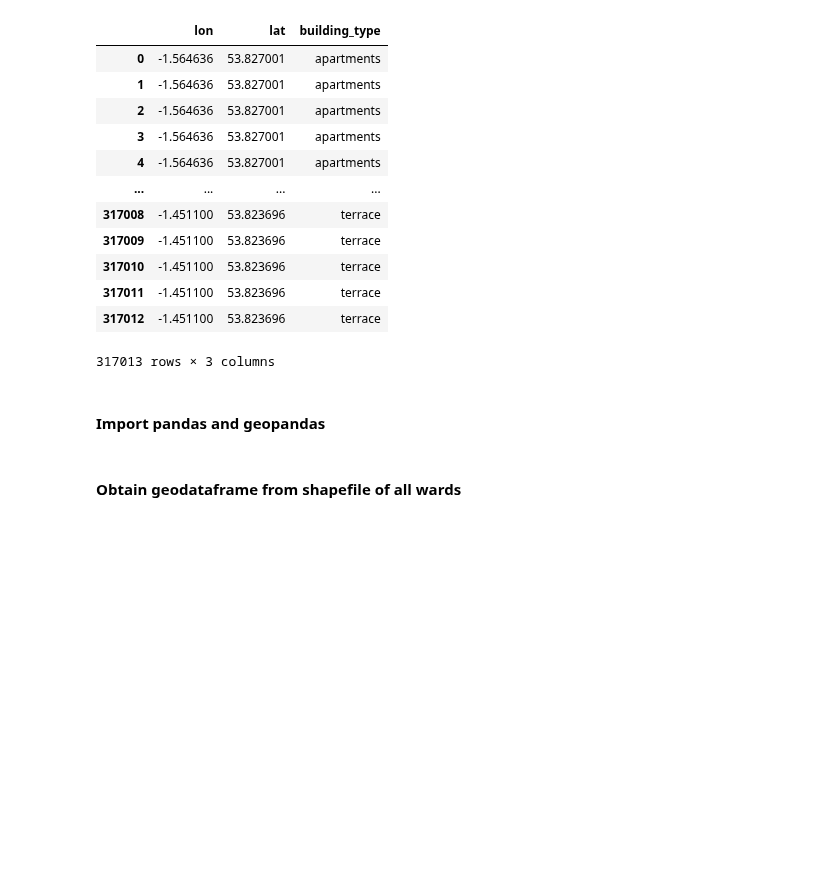
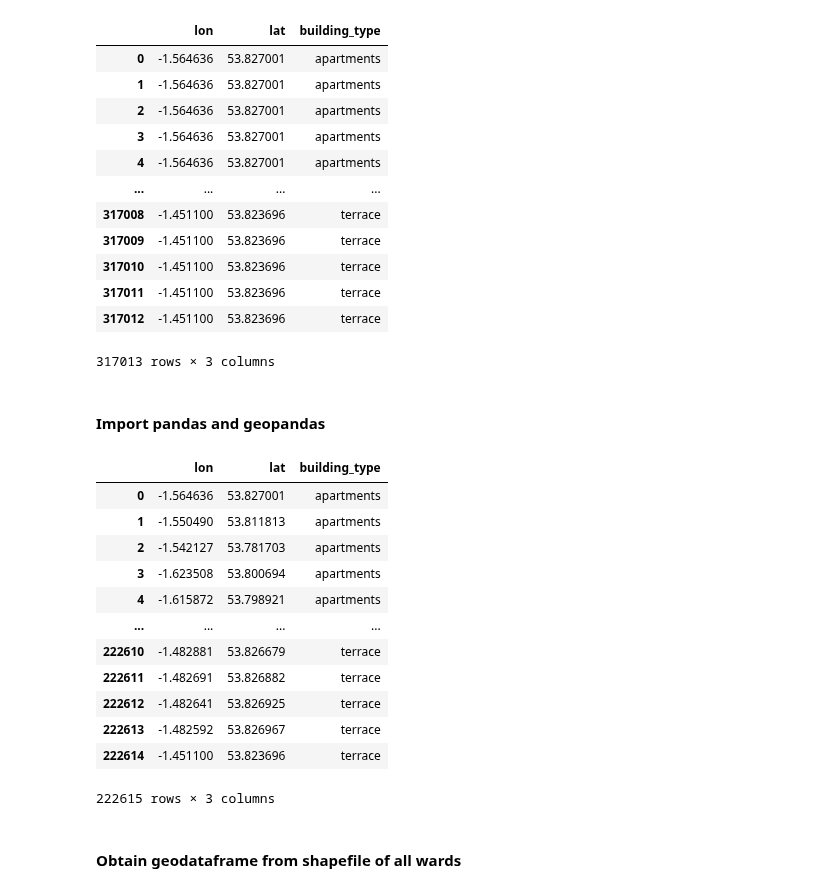
Before and after one commit to jeremy-large/CODiT, a Jupyter notebook: share/codit/notebooks/obtain_accommodation_coords.ipynb, the cells around one changed output. Cells and saved outputs as stored; diff of their text form; code cells hidden in the pictures; blank space fills up the shorter version.

```diff
--- a/share/codit/notebooks/obtain_accommodation_coords.ipynb
+++ b/share/codit/notebooks/obtain_accommodation_coords.ipynb
@@ -96,6 +96,28 @@ df_home_list
 # %%
 import pandas as pd
 import geopandas as gpd
+# %%
+# Obtain coordinates.csv
+
+coordinates_file_path = "../data/city/population/coordinates.csv"
+
+df_home_list = pd.read_csv(coordinates_file_path)
+
+df_home_list
+# %% [output]
+|  | lon | lat | building_type |
+| 0 | -1.564636 | 53.827001 | apartments |
+| 1 | -1.550490 | 53.811813 | apartments |
+| 2 | -1.542127 | 53.781703 | apartments |
+| 3 | -1.623508 | 53.800694 | apartments |
+| 4 | -1.615872 | 53.798921 | apartments |
+| ... | ... | ... | ... |
+| 222610 | -1.482881 | 53.826679 | terrace |
+| 222611 | -1.482691 | 53.826882 | terrace |
+| 222612 | -1.482641 | 53.826925 | terrace |
+| 222613 | -1.482592 | 53.826967 | terrace |
+| 222614 | -1.451100 | 53.823696 | terrace |
+222615 rows × 3 columns
 # %% [markdown]
 #### Obtain geodataframe from shapefile of all wards
 # %%
```
Also changed, not shown: parts of 10 cells of this notebook.
